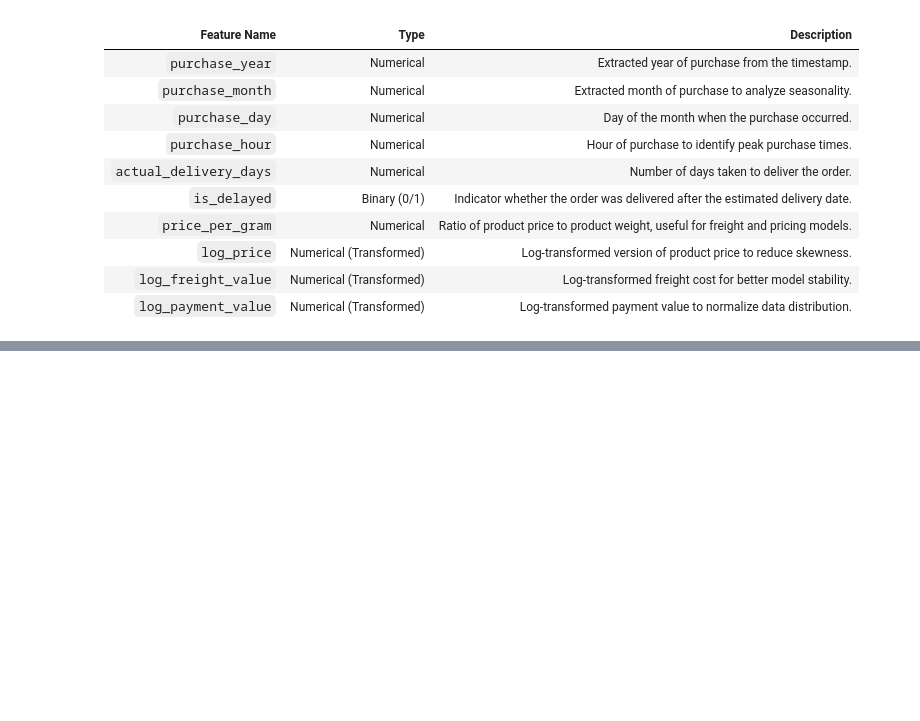
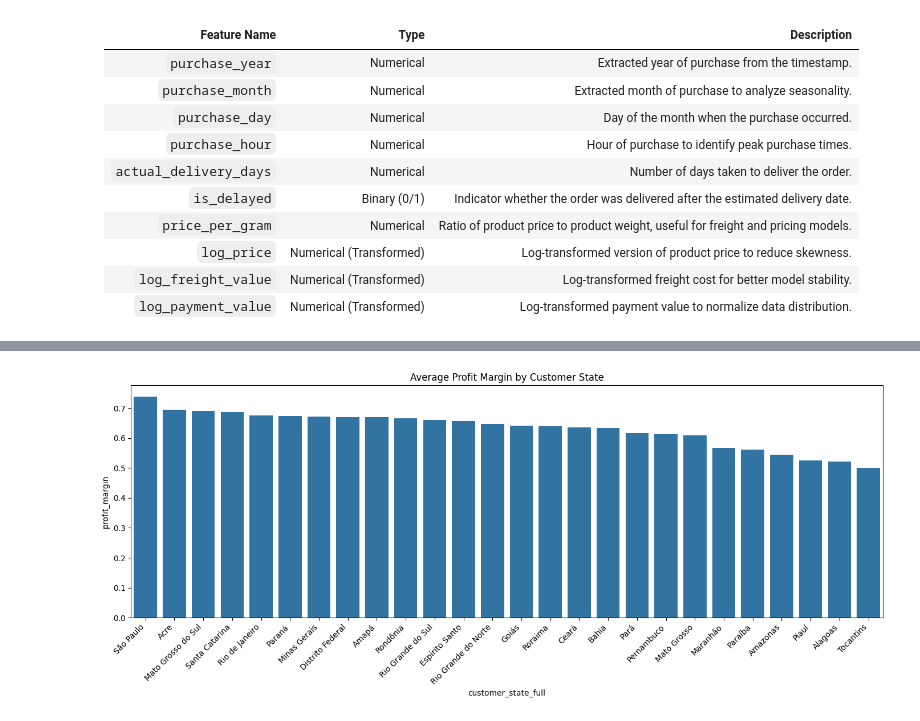
Before and after one commit to ibtj21/DSA2040A_DataMining_Group-6, a Jupyter notebook: notebooks/3_exploratory_analysis.ipynb, the cells around one changed output, grey strips where cells are left out. Saved outputs shown, nothing was run; the diff lists cells and outputs as text; code cells hidden in the pictures; blank space fills up the shorter version.

```diff
--- a/notebooks/3_exploratory_analysis.ipynb
+++ b/notebooks/3_exploratory_analysis.ipynb
@@ -709,0 +731,4 @@ df[['price', 'log_price', 'freight_value', 'log_freight_value']].head()
+# %%
+# Load cleaned dataset
+df = pd.read_csv('../data/transformed/transformed_data.csv')
+df.head()
@@ -709,0 +751,27 @@ df[['price', 'log_price', 'freight_value', 'log_freight_value']].head()
+# %%
+# Mapping of Brazilian state codes to full names
+state_map = {
+    'sp': 'São Paulo', 'rj': 'Rio de Janeiro', 'mg': 'Minas Gerais', 'rs': 'Rio Grande do Sul',
+    'pr': 'Paraná', 'sc': 'Santa Catarina', 'ba': 'Bahia', 'ce': 'Ceará', 'df': 'Distrito Federal',
+    'go': 'Goiás', 'pa': 'Pará', 'pe': 'Pernambuco', 'es': 'Espírito Santo', 'ma': 'Maranhão',
+    'mt': 'Mato Grosso', 'ms': 'Mato Grosso do Sul', 'pb': 'Paraíba', 'al': 'Alagoas',
+    'to': 'Tocantins', 'pi': 'Piauí', 'ro': 'Rondônia', 'ap': 'Amapá', 'am': 'Amazonas',
+    'rn': 'Rio Grande do Norte', 'ac': 'Acre', 'rr': 'Roraima'
+}
+
+# Replace codes with full names
+df['customer_state_full'] = df['customer_state'].map(state_map)
+
+
+# Group states by average profit margin and sort in descending order
+state_order = df.groupby('customer_state_full')['profit_margin'].mean().sort_values(ascending=False).index
+
+# Create barplot with full state names, no error bars
+plt.figure(figsize=(14,6))
+sns.barplot(x='customer_state_full', y='profit_margin', data=df, estimator='mean', errorbar=None, order=state_order)
+plt.title('Average Profit Margin by Customer State')
+plt.xticks(rotation=45, ha='right')  # Rotate x-axis labels for readability
+plt.tight_layout()
+plt.show()
+# %% [output]
+[figure, added]
```
Also changed, not shown: parts of 15 cells of this notebook.
